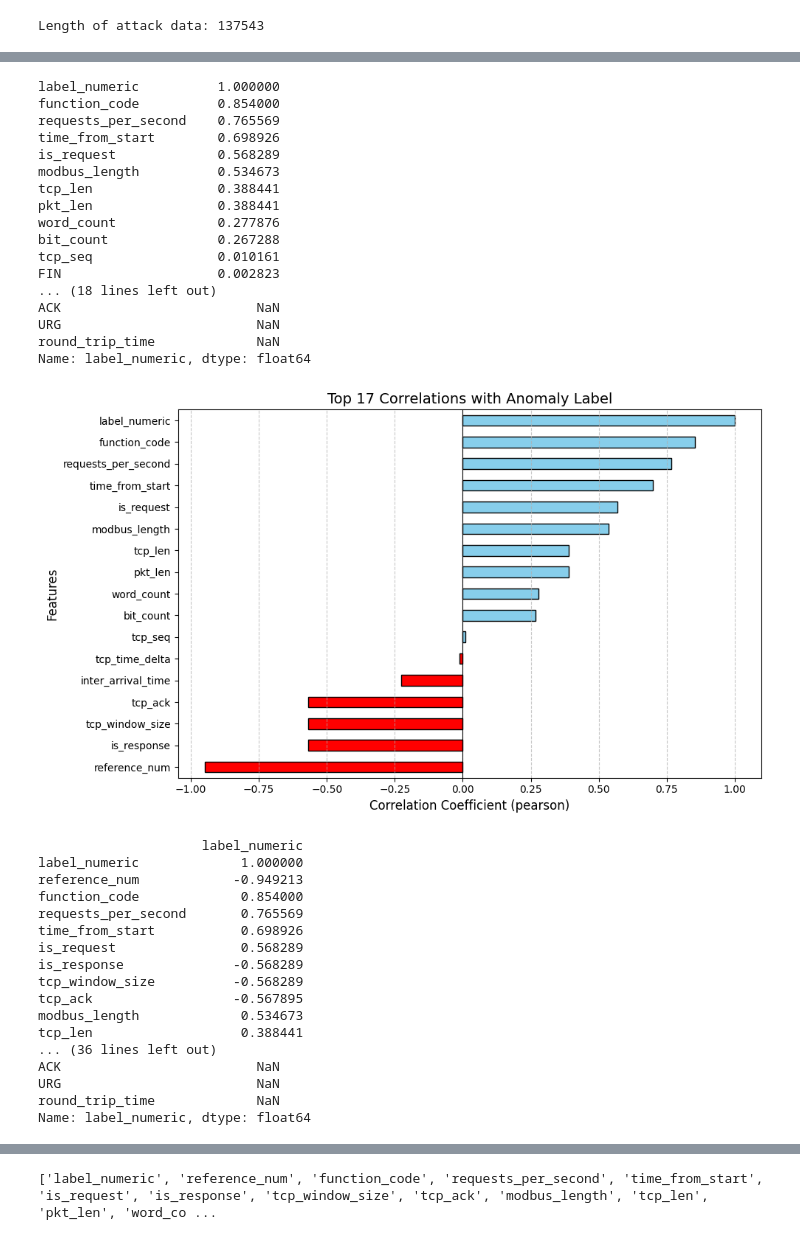
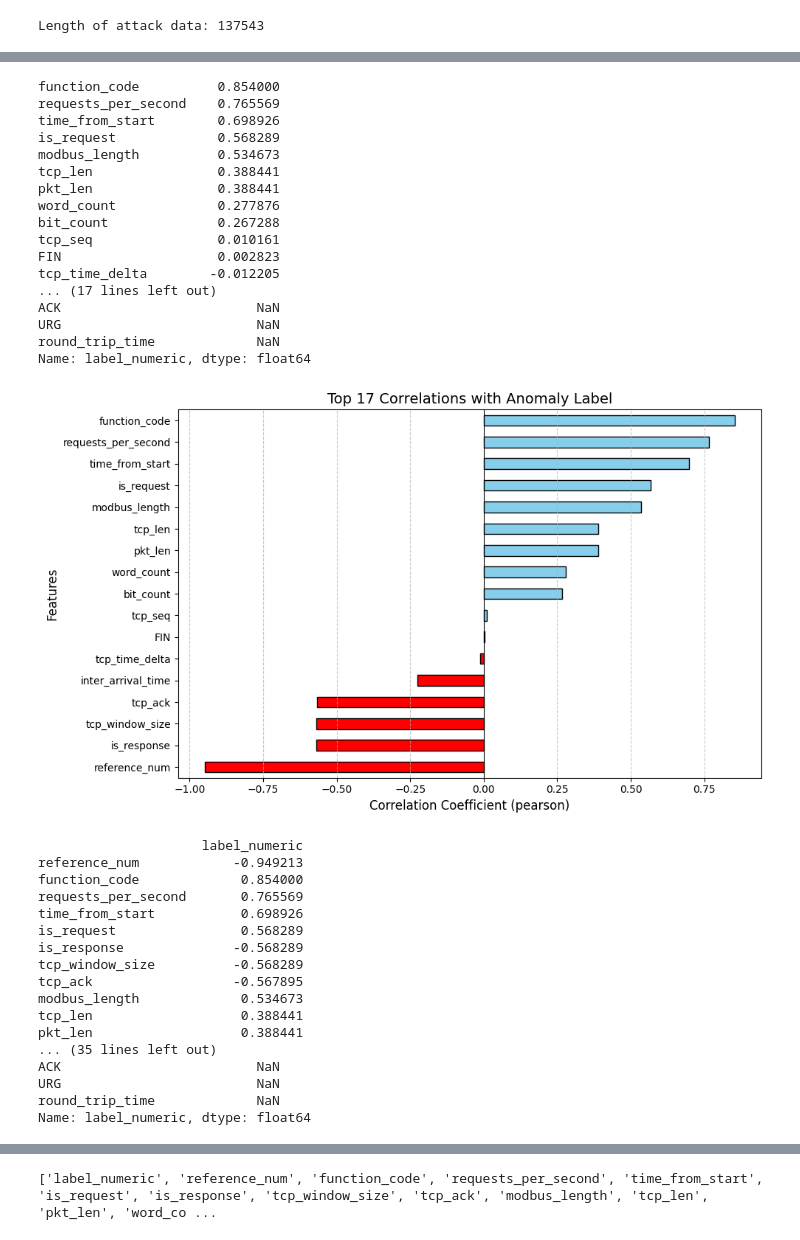
Before and after one commit to living-proof/Foundational-Model-for-Energy-Security, a Jupyter notebook: notebooks/02_analysis/external_attack_analysis.ipynb, the cells around one changed output, grey strips where cells are left out. Drawn from its saved outputs; the diff is of its cells as text; code cells hidden in the pictures.

```diff
--- a/notebooks/02_analysis/external_attack_analysis.ipynb
+++ b/notebooks/02_analysis/external_attack_analysis.ipynb
@@ -96,6 +96,7 @@ for method in ['pearson', 'spearman', 'kendall']:
 
     # Calculate correlations
     correlations = attack_data.corr(method=method)[target_variable].sort_values(ascending=False)
+    correlations.drop(target_variable, inplace=True)  # Remove self-correlation
     print(correlations)
 
     # Get top features by absolute value
@@ -108,38 +109,37 @@ for method in ['pearson', 'spearman', 'kendall']:
     # Plot with color coding
     plt.figure(figsize=(10, 6))
     colors = ['red' if x < 0 else 'skyblue' for x in top_correlations]
     top_correlations.plot(kind='barh', color=colors, edgecolor='black')
     plt.title(f'Top {number_of_features} Correlations with Anomaly Label', fontsize=14)
     plt.xlabel(f'Correlation Coefficient ({method})', fontsize=12)
     plt.ylabel('Features', fontsize=12)
     plt.axvline(x=0, color='black', linestyle='-', linewidth=0.8)  # Add zero line
     plt.grid(axis='x', linestyle='--', alpha=0.7)
     plt.tight_layout()
     plt.show()
 
     # Print with actual values
     print(correlations[top_feature_names].to_frame())
 # %% [output]
-label_numeric          1.000000
 function_code          0.854000
 requests_per_second    0.765569
 time_from_start        0.698926
 is_request             0.568289
 modbus_length          0.534673
 tcp_len                0.388441
 pkt_len                0.388441
 word_count             0.277876
 bit_count              0.267288
 tcp_seq                0.010161
 FIN                    0.002823
-... (18 lines left out)
+tcp_time_delta        -0.012205
+... (17 lines left out)
 ACK                         NaN
 URG                         NaN
 round_trip_time             NaN
 Name: label_numeric, dtype: float64
-[figure, old version]
+[figure, new version]
                      label_numeric
-label_numeric             1.000000
 reference_num            -0.949213
 function_code             0.854000
 requests_per_second       0.765569
@@ -150,7 +150,8 @@ tcp_window_size          -0.568289
 tcp_ack                  -0.567895
 modbus_length             0.534673
 tcp_len                   0.388441
-... (36 lines left out)
+pkt_len                   0.388441
+... (35 lines left out)
 ACK                         NaN
 URG                         NaN
 round_trip_time             NaN
```
Also changed, not shown: parts of 2 cells of this notebook, 2 other files.
